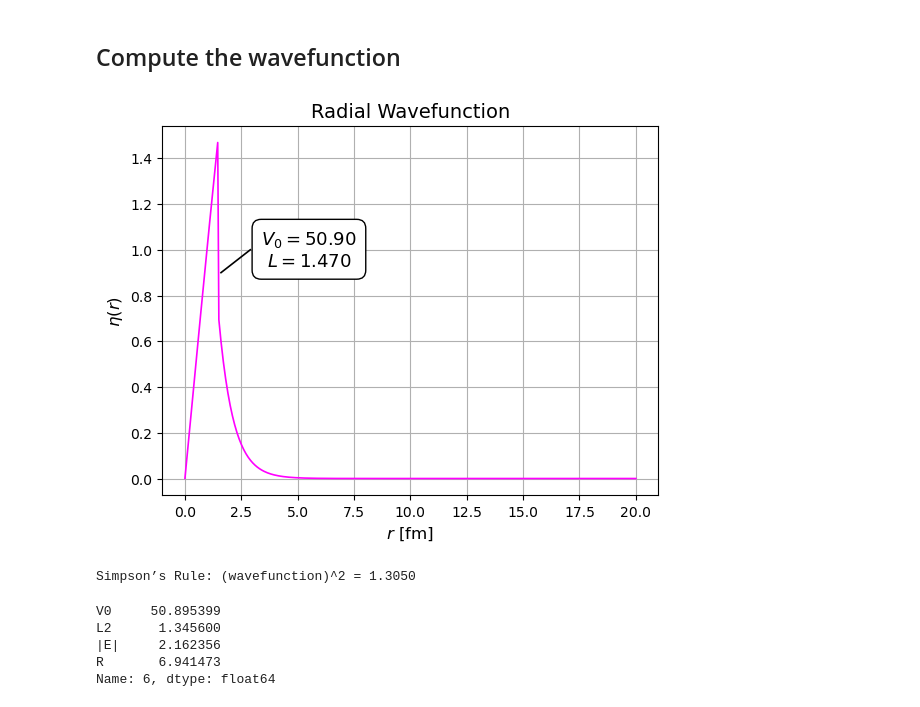
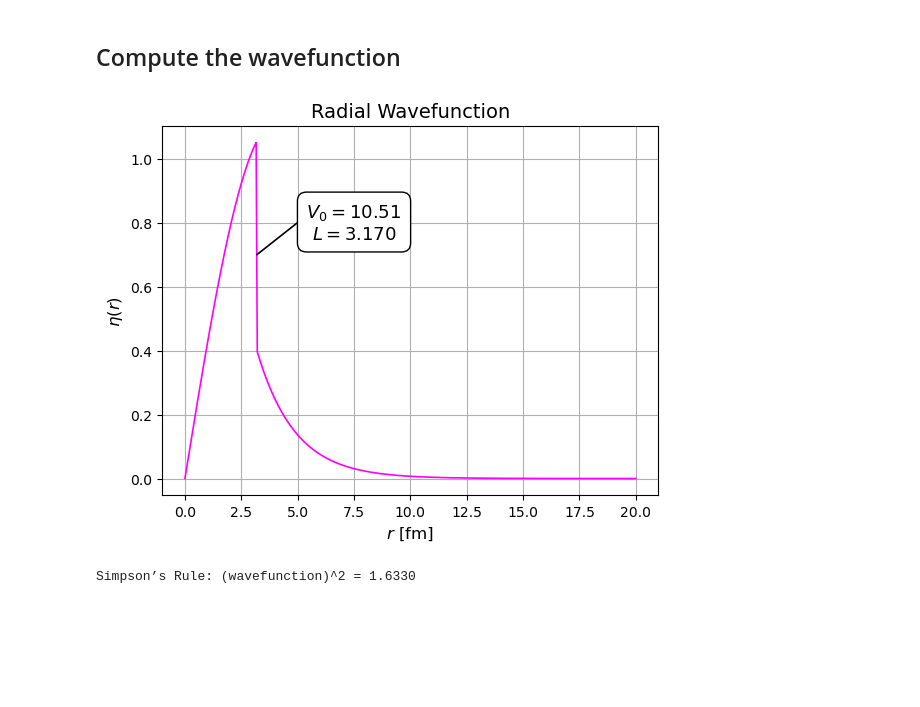
Before and after one commit to Burpsploit/Computational_NuclearPhysics, a Jupyter notebook: Deuterium/deuterium.ipynb, the cells around one changed output. Saved outputs shown, nothing was run; the diff lists cells and outputs as text; code cells hidden in the pictures; blank space fills up the shorter version.

```diff
--- a/Deuterium/deuterium.ipynb
+++ b/Deuterium/deuterium.ipynb
@@ -87,6 +87,7 @@ for l in l_val:
             ksi = sol.x[0]
             E = v - (hbarc**2 * ksi**2) / (2 * mc2 * L2)
             if E_lower <= E <= E_upper:
-                res.append({'V0': v, 'L2': L2, '|E|': abs(E)})
+                res.append({'V0': v, 'L2': L2, 'E': abs(E)})
 
 df = pd.DataFrame(res)
+df.head(5)
@@ -142,7 +140,7 @@ radius_results = []
 for _, row in df.iterrows():
     V0 = row['V0']
     L = np.sqrt(row['L2'])
-    E = row['|E|']
+    E = row['E']
 
     R,_,_,_,_ = rms_Radius(V0, E, L)
 
@@ -150,8 +148,9 @@ for _, row in df.iterrows():
         radius_results.append({
             'V0': V0,
             'L2': row['L2'],
-            '|E|': E,
+            'E': E,
             'R': R
         })
 
 df_final = pd.DataFrame(radius_results)
+df_final.head(5)
@@ -158,7 +164,7 @@ df_final = pd.DataFrame(radius_results)
 # %%
 radii = []
 for i in range(df.shape[0]-1):
-    r = rms_Radius(df['V0'][i],np.sqrt(df['L2'][i]),df['|E|'][i])
+    r = rms_Radius(df['V0'][i],np.sqrt(df['L2'][i]),df['E'][i])
     if 1<r[0] and r[0]<10:
-        radii.append({'V0': df['V0'][i], 'L2': df['L2'][i], '|E|': df['|E|'][i], 'R': r[0]})
+        radii.append({'V0': df['V0'][i], 'L2': df['L2'][i], 'E': df['E'][i], 'R': r[0]})
 df_final = pd.DataFrame(radii)
@@ -181,7 +177,7 @@ df_final
 # %% [markdown]
 ## Compute the wavefunction
 # %%
-def plot_wavefunction(V0, L2, E, r_range=(0.001, 20), color='magenta', label_pos=(5.5, 1)):
+def plot_wavefunction(V0, L2, E, r_range=(0.001, 20), color='magenta', label_pos=(7.5, 0.8)):
 
     L = np.sqrt(L2)
     R, A, B, k, g = rms_Radius(V0, L, E)
@@ -199,7 +195,7 @@ def plot_wavefunction(V0, L2, E, r_range=(0.001, 20), color='magenta', label_pos
     y_vals = h(r_vals)
 
     plt.plot(r_vals, y_vals, linewidth=1.2, color=color)
-    plt.plot([1.6, 2.9],[0.9, 1], linewidth=1.2, color='k')
+    plt.plot([3.2, 5],[0.7, 0.8], linewidth=1.2, color='k')
     plt.text(*label_pos,
              r'$V_0 = {:.2f}$'.format(V0) + '\n' +
              r'$L = {:.3f}$'.format(L),
@@ -218,15 +214,9 @@ def plot_wavefunction(V0, L2, E, r_range=(0.001, 20), color='magenta', label_pos
     I_simpson = simpson(y_vals**2, dx=dxt)
     print(f'Simpson’s Rule: (wavefunction)^2 = {I_simpson:.4f}')
 # %%
-a = 6
-row = df_final.iloc[a]
-plot_wavefunction(df_final['V0'][a], df_final['|E|'][a], np.sqrt(df_final['L2'][a]))
-row
+a = df_final[(df_final['R'] > 8.61) & (df_final['R'] < 8.6169)]
+row = df_final.loc[a.index]
+plot_wavefunction(row.iloc[0]['V0'], row.iloc[0]['L2'], row.iloc[0]['E'])
 # %% [output]
-[figure, old version]
+[figure, new version]
-Simpson’s Rule: (wavefunction)^2 = 1.3050
+Simpson’s Rule: (wavefunction)^2 = 1.6330
-V0     50.895399
-L2      1.345600
-|E|     2.162356
-R       6.941473
-Name: 6, dtype: float64
```
Also changed, not shown: parts of 8 cells of this notebook, 2 other files.
